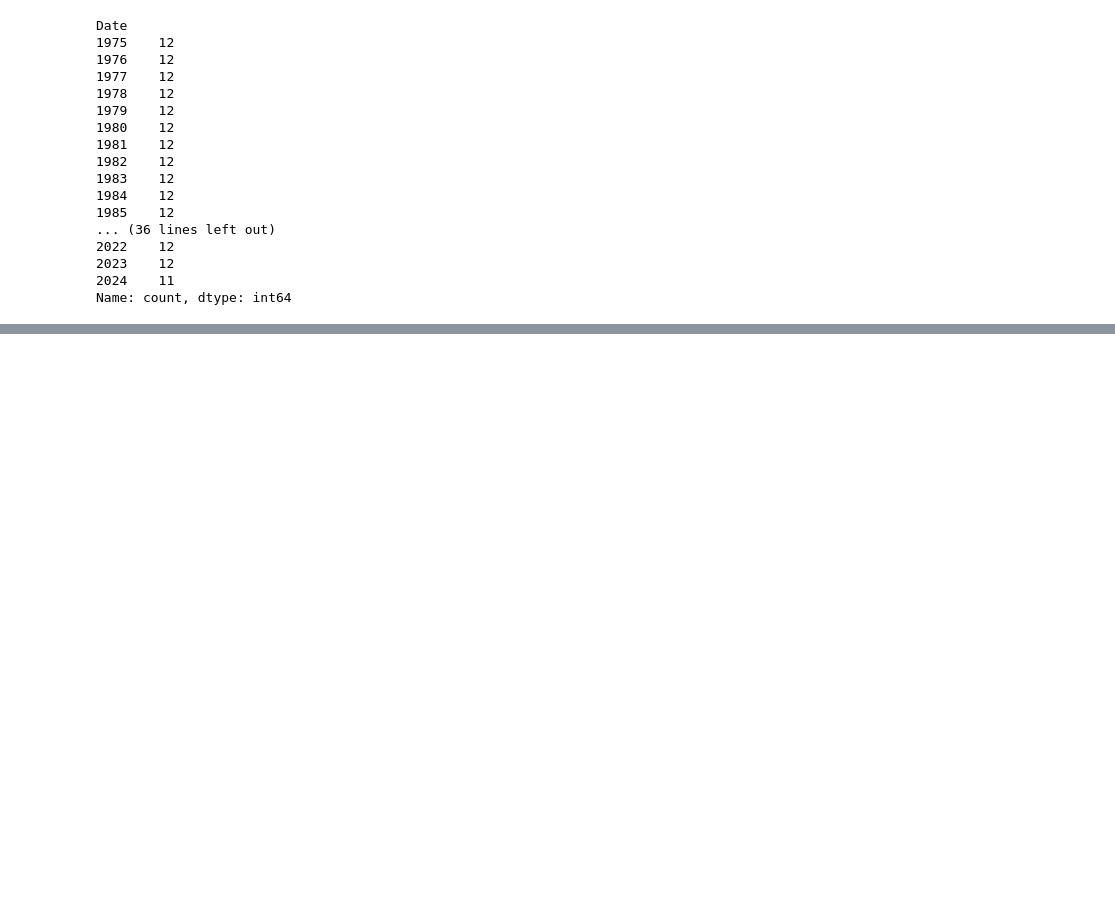
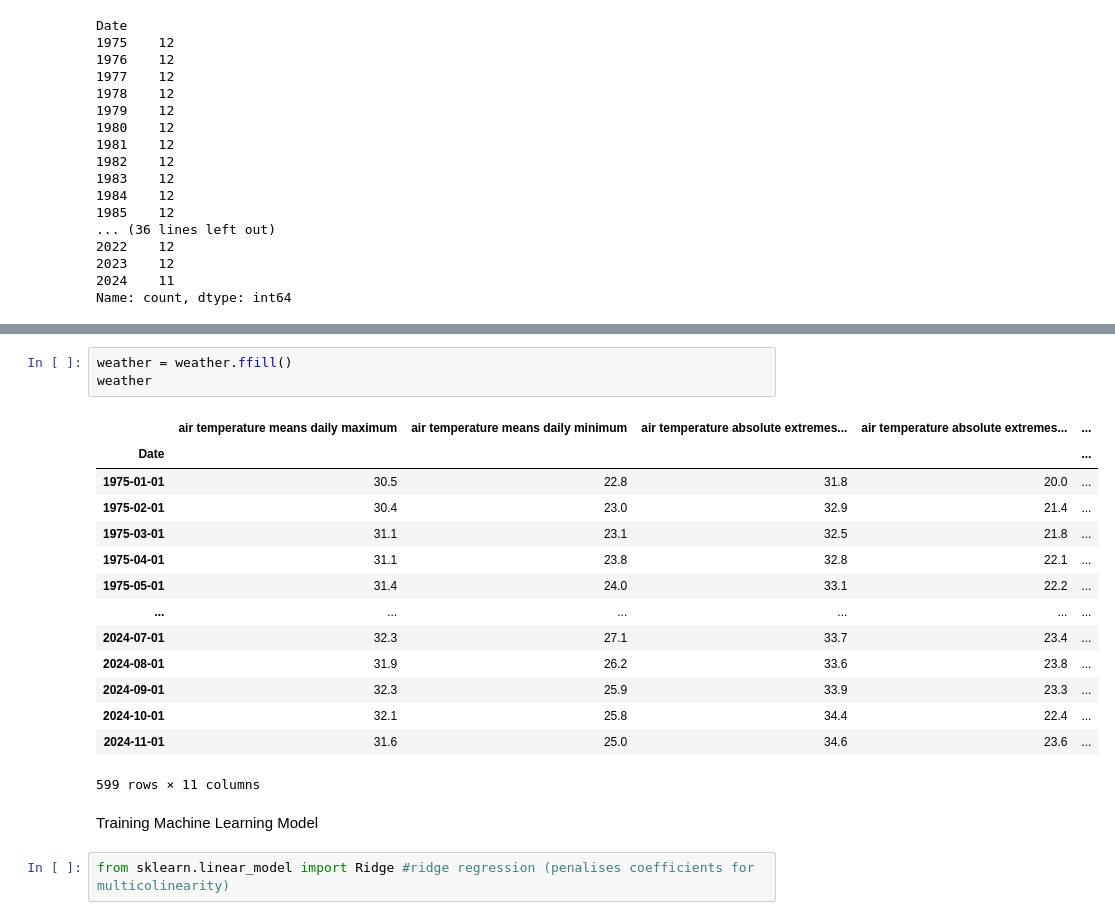
Before and after one commit to zzhengweii/weather-prediction, a Jupyter notebook: predict.ipynb, the cells around one changed output, grey strips where cells are left out. Saved outputs shown, nothing was run; the diff lists cells and outputs as text; blank space fills up the shorter version.

```diff
--- a/predict.ipynb
+++ b/predict.ipynb
@@ -150,0 +171,22 @@ Matplotlib is building the font cache; this may take a moment.
+# %%
+weather = weather.ffill()
+weather
+# %% [output]
+|  | air temperature means daily maximum | air temperature means daily minimum | air temperature absolute extremes... | air temperature absolute extremes... | ... |
+| Date |  |  |  |  | ... |
+| 1975-01-01 | 30.5 | 22.8 | 31.8 | 20.0 | ... |
+| 1975-02-01 | 30.4 | 23.0 | 32.9 | 21.4 | ... |
+| 1975-03-01 | 31.1 | 23.1 | 32.5 | 21.8 | ... |
+| 1975-04-01 | 31.1 | 23.8 | 32.8 | 22.1 | ... |
+| 1975-05-01 | 31.4 | 24.0 | 33.1 | 22.2 | ... |
+| ... | ... | ... | ... | ... | ... |
+| 2024-07-01 | 32.3 | 27.1 | 33.7 | 23.4 | ... |
+| 2024-08-01 | 31.9 | 26.2 | 33.6 | 23.8 | ... |
+| 2024-09-01 | 32.3 | 25.9 | 33.9 | 23.3 | ... |
+| 2024-10-01 | 32.1 | 25.8 | 34.4 | 22.4 | ... |
+| 2024-11-01 | 31.6 | 25.0 | 34.6 | 23.6 | ... |
+599 rows × 11 columns
+# %% [markdown]
+Training Machine Learning Model
+# %%
+from sklearn.linear_model import Ridge #ridge regression (penalises coefficients for multicolinearity)
```
Also changed, not shown: parts of 29 cells of this notebook, 2 other files.
